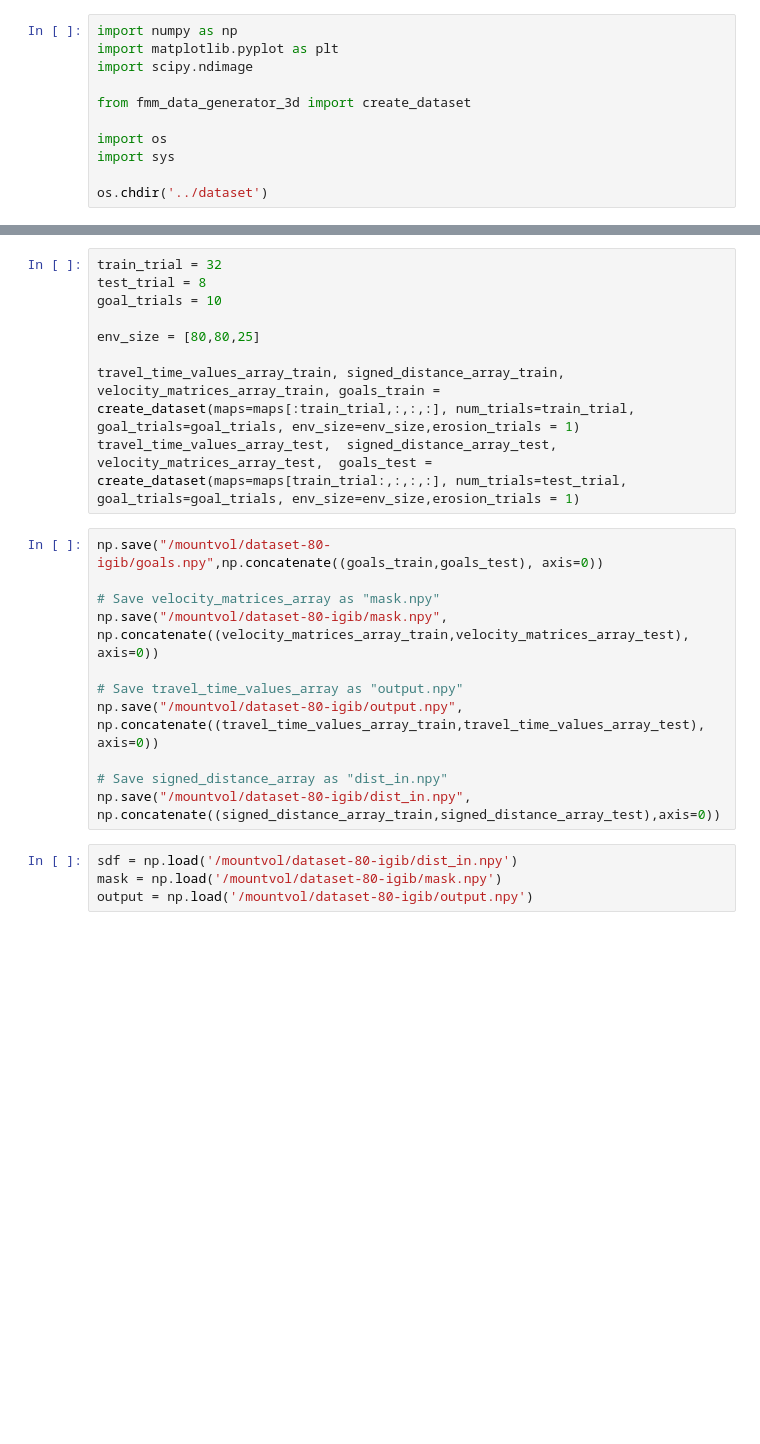
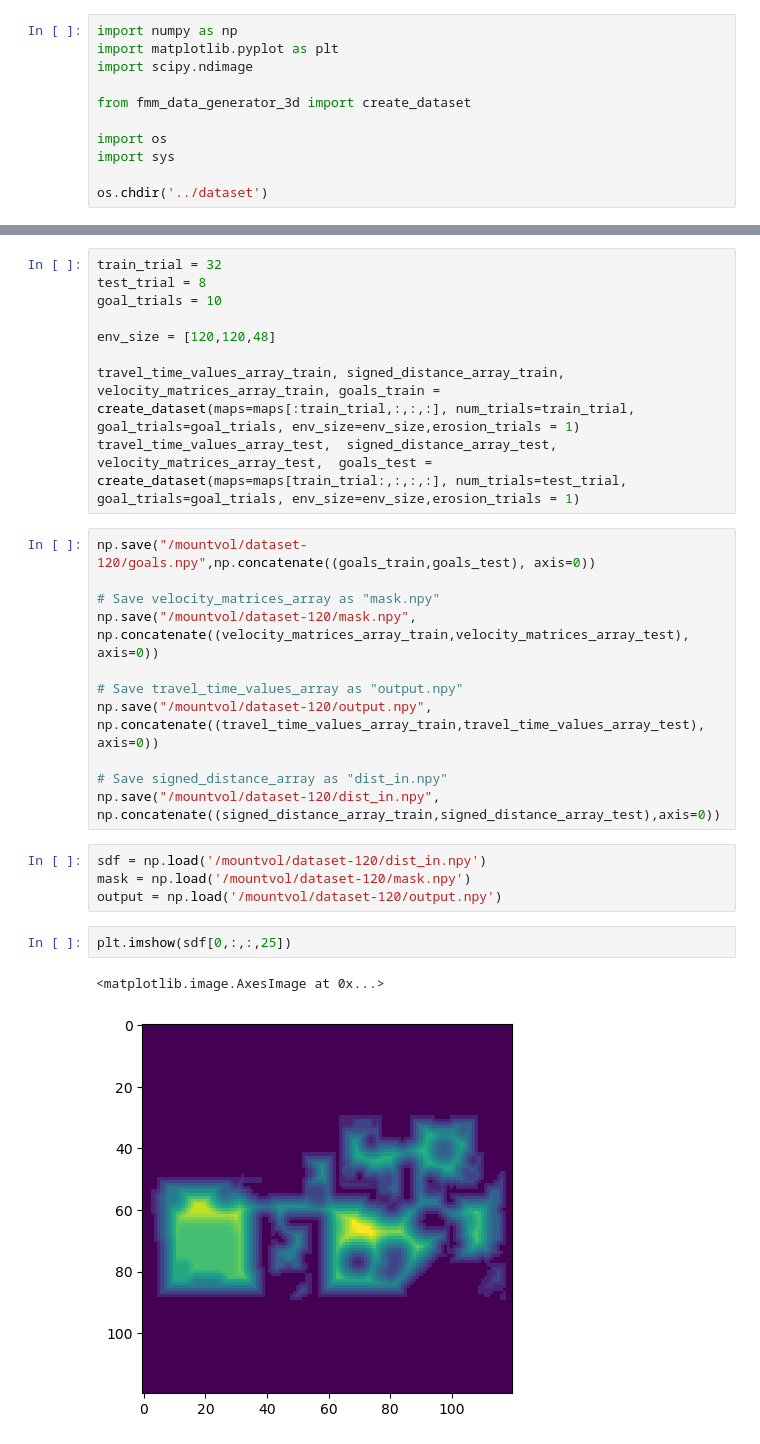
Before and after one commit to sharath-matada/Planning_Operator, a Jupyter notebook: 3D_Experiments/generator/data_gen.ipynb, the cells around one changed output, grey strips where cells are left out. Cells and saved outputs as stored; diff of their text form; blank space fills up the shorter version.

```diff
--- a/3D_Experiments/generator/data_gen.ipynb
+++ b/3D_Experiments/generator/data_gen.ipynb
@@ -17,22 +17,27 @@ train_trial = 32
 test_trial = 8
 goal_trials = 10
 
-env_size = [80,80,25]
+env_size = [120,120,48]
 
 travel_time_values_array_train, signed_distance_array_train, velocity_matrices_array_train, goals_train = create_dataset(maps=maps[:train_trial,:,:,:], num_trials=train_trial, goal_trials=goal_trials, env_size=env_size,erosion_trials = 1)
 travel_time_values_array_test,  signed_distance_array_test,  velocity_matrices_array_test,  goals_test =  create_dataset(maps=maps[train_trial:,:,:,:], num_trials=test_trial,  goal_trials=goal_trials, env_size=env_size,erosion_trials = 1)
 # %%
-np.save("/mountvol/dataset-80-igib/goals.npy",np.concatenate((goals_train,goals_test), axis=0))
+np.save("/mountvol/dataset-120/goals.npy",np.concatenate((goals_train,goals_test), axis=0))
 
 # Save velocity_matrices_array as "mask.npy"
-np.save("/mountvol/dataset-80-igib/mask.npy", np.concatenate((velocity_matrices_array_train,velocity_matrices_array_test), axis=0))
+np.save("/mountvol/dataset-120/mask.npy", np.concatenate((velocity_matrices_array_train,velocity_matrices_array_test), axis=0))
 
 # Save travel_time_values_array as "output.npy"
-np.save("/mountvol/dataset-80-igib/output.npy", np.concatenate((travel_time_values_array_train,travel_time_values_array_test), axis=0))
+np.save("/mountvol/dataset-120/output.npy", np.concatenate((travel_time_values_array_train,travel_time_values_array_test), axis=0))
 
 # Save signed_distance_array as "dist_in.npy"
-np.save("/mountvol/dataset-80-igib/dist_in.npy", np.concatenate((signed_distance_array_train,signed_distance_array_test),axis=0))
+np.save("/mountvol/dataset-120/dist_in.npy", np.concatenate((signed_distance_array_train,signed_distance_array_test),axis=0))
 # %%
-sdf = np.load('/mountvol/dataset-80-igib/dist_in.npy')
-mask = np.load('/mountvol/dataset-80-igib/mask.npy')
-output = np.load('/mountvol/dataset-80-igib/output.npy')
+sdf = np.load('/mountvol/dataset-120/dist_in.npy')
+mask = np.load('/mountvol/dataset-120/mask.npy')
+output = np.load('/mountvol/dataset-120/output.npy')
+# %%
+plt.imshow(sdf[0,:,:,25])
+# %% [output]
+<matplotlib.image.AxesImage at 0x...>
+[figure, added]
```
Also changed, not shown: parts of 3 cells of this notebook, 1 other file.
